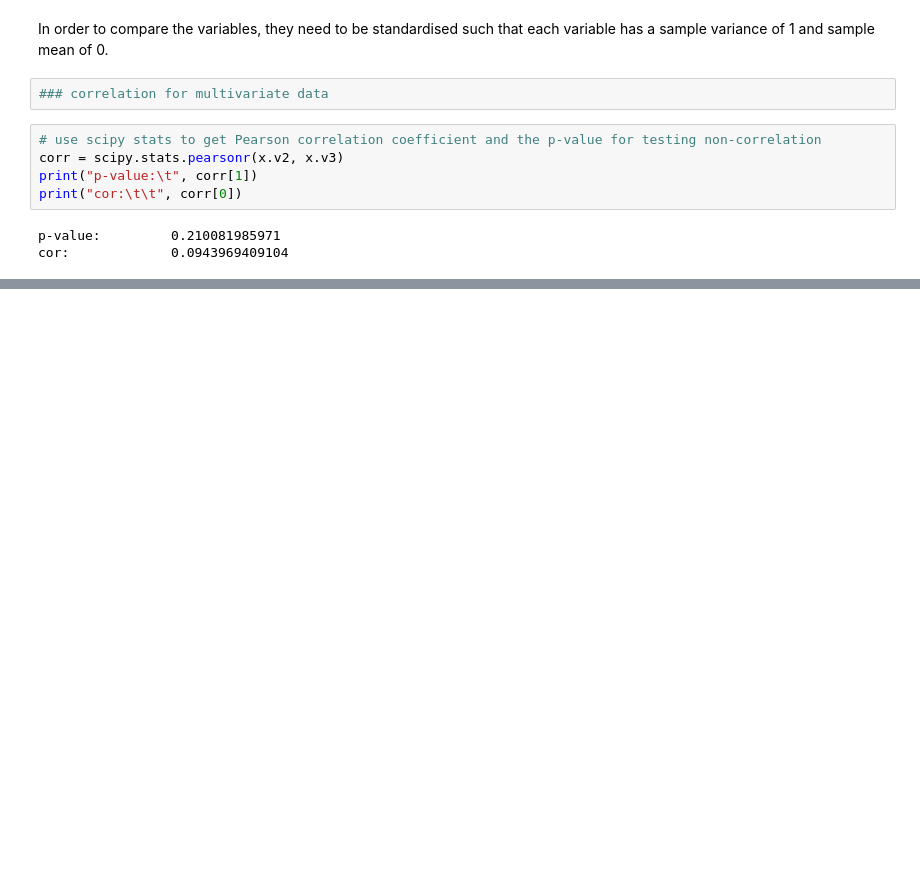
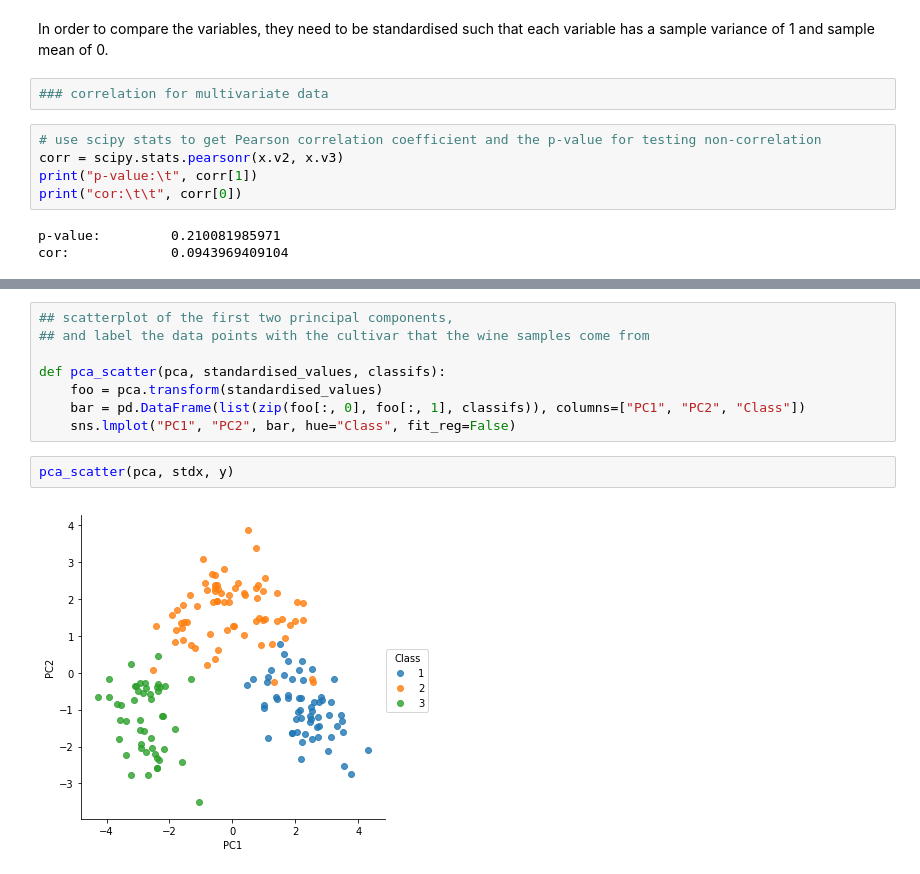
Before and after one commit to yueying-teng/RF, a Jupyter notebook: PCA.ipynb, the cells around one changed output, grey strips where cells are left out. Saved outputs shown, nothing was run; the diff lists cells and outputs as text; blank space fills up the shorter version.

Commit message:
PCA classification multivariate

```diff
--- a/PCA.ipynb
+++ b/PCA.ipynb
@@ -164,0 +588,12 @@ stdx = pd.DataFrame(stdx, index = x.index, columns = x.columns)
+# %%
+## scatterplot of the first two principal components,
+## and label the data points with the cultivar that the wine samples come from
+
+def pca_scatter(pca, standardised_values, classifs):
+    foo = pca.transform(standardised_values)
+    bar = pd.DataFrame(list(zip(foo[:, 0], foo[:, 1], classifs)), columns=["PC1", "PC2", "Class"])
+    sns.lmplot("PC1", "PC2", bar, hue="Class", fit_reg=False)
+# %%
+pca_scatter(pca, stdx, y)
+# %% [output]
+[figure, added]
```
Also changed, not shown: parts of 61 cells of this notebook.
